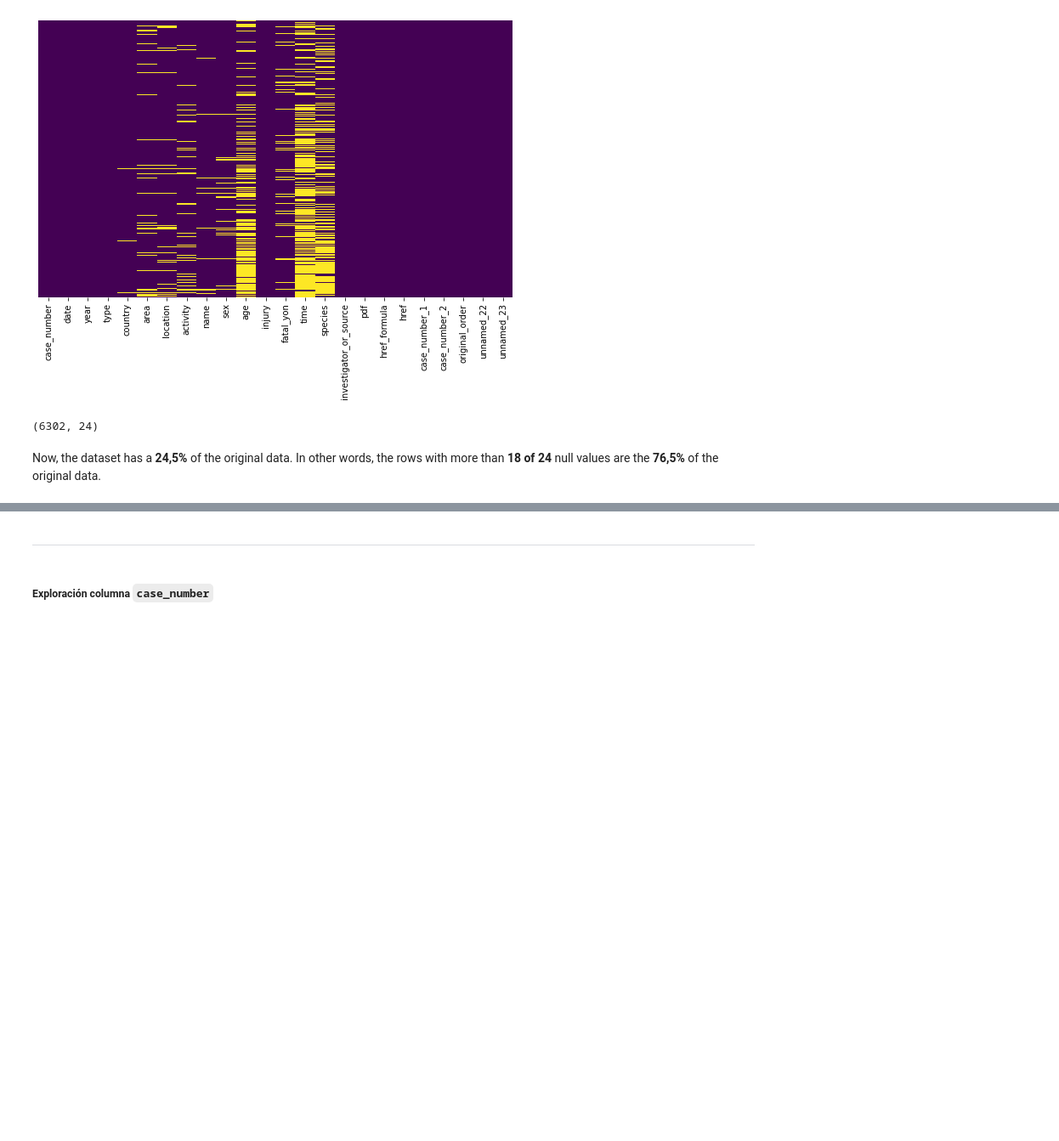
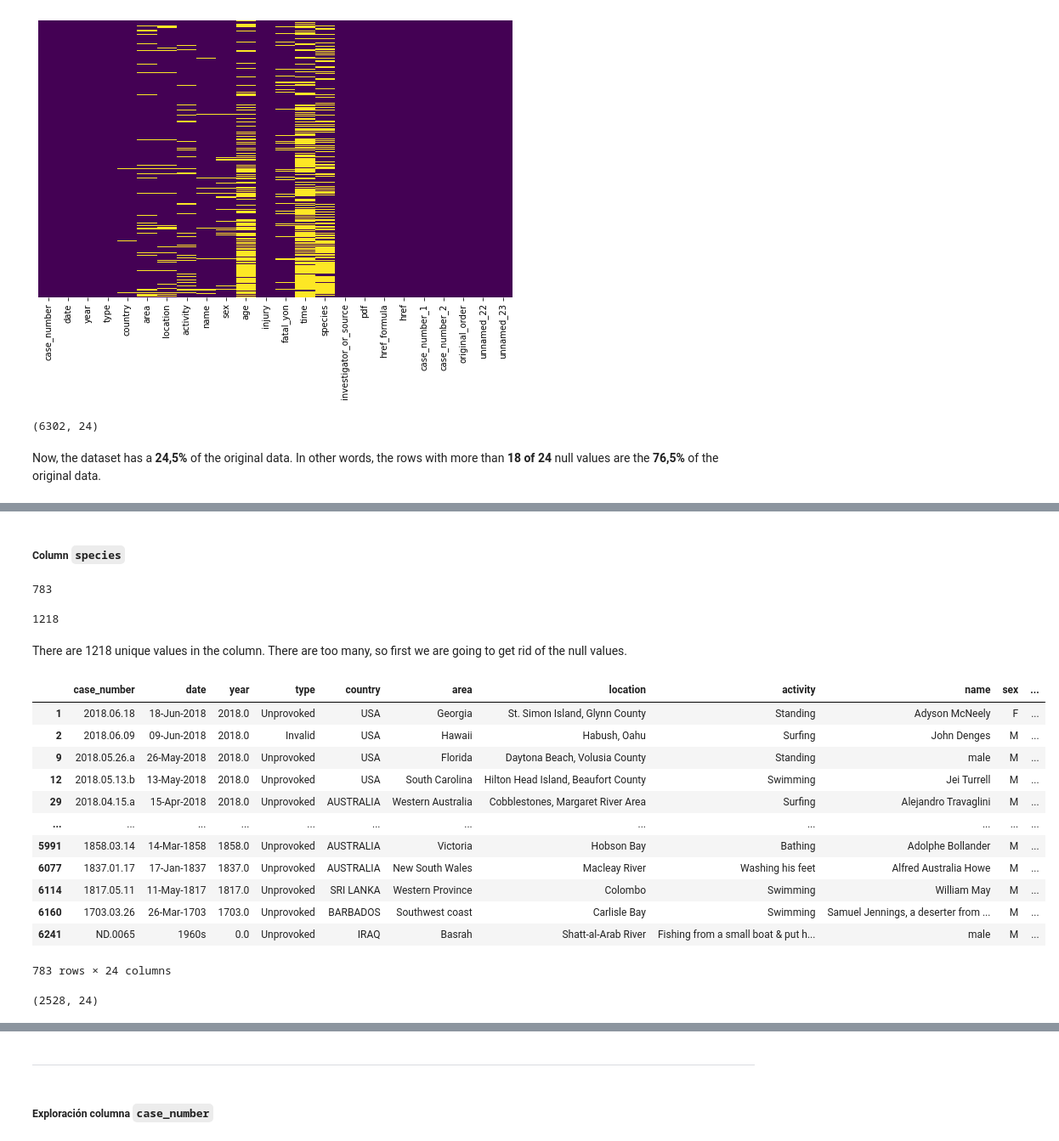
Before and after one commit to iaguerri/Global-Sharks, a Jupyter notebook: nb/DataCleaning-sharks.ipynb, the cells around one changed output, grey strips where cells are left out. Shown: that part at 85% size. Saved outputs shown, nothing was run; the diff lists cells and outputs as text; code cells hidden in the pictures; blank space fills up the shorter version.

```diff
--- a/nb/DataCleaning-sharks.ipynb
+++ b/nb/DataCleaning-sharks.ipynb
@@ -375,2 +187,0 @@ There are many values that:
-# %%
-df = df.drop(df[df.isnull().sum(axis=1) > 7.index)
@@ -394,0 +310,28 @@ df[df['age']=='18 months'].index.values
+# %% [markdown]
+##### Column `species`
+# %%
+df['species'].isnull().sum()
+# %% [output]
+783
+# %%
+df.species.nunique()
+# %% [output]
+1218
+# %% [markdown]
+There are 1218 unique values in the column. There are too many, so first we are going to get rid of the null values.
+# %%
+df[df['species'].isna()]
+# %% [output]
+|  | case_number | date | year | type | country | area | location | activity | name | sex | ... |
+| 1 | 2018.06.18 | 18-Jun-2018 | 2018.0 | Unprovoked | USA | Georgia | St. Simon Island, Glynn County | Standing | Adyson McNeely | F | ... |
+| 2 | 2018.06.09 | 09-Jun-2018 | 2018.0 | Invalid | USA | Hawaii | Habush, Oahu | Surfing | John Denges | M | ... |
+| 9 | 2018.05.26.a | 26-May-2018 | 2018.0 | Unprovoked | USA | Florida | Daytona Beach, Volusia County | Standing | male | M | ... |
+| 12 | 2018.05.13.b | 13-May-2018 | 2018.0 | Unprovoked | USA | South Carolina | Hilton Head Island, Beaufort County | Swimming | Jei Turrell | M | ... |
+| 29 | 2018.04.15.a | 15-Apr-2018 | 2018.0 | Unprovoked | AUSTRALIA | Western Australia | Cobblestones, Margaret River Area | Surfing | Alejandro Travaglini | M | ... |
+| ... | ... | ... | ... | ... | ... | ... | ... | ... | ... | ... | ... |
+| 5991 | 1858.03.14 | 14-Mar-1858 | 1858.0 | Unprovoked | AUSTRALIA | Victoria | Hobson Bay | Bathing | Adolphe Bollander | M | ... |
+| 6077 | 1837.01.17 | 17-Jan-1837 | 1837.0 | Unprovoked | AUSTRALIA | New South Wales | Macleay River | Washing his feet | Alfred Australia Howe | M | ... |
+| 6114 | 1817.05.11 | 11-May-1817 | 1817.0 | Unprovoked | SRI LANKA | Western Province | Colombo | Swimming | William May | M | ... |
+| 6160 | 1703.03.26 | 26-Mar-1703 | 1703.0 | Unprovoked | BARBADOS | Southwest coast | Carlisle Bay | Swimming | Samuel Jennings, a deserter from ... | M | ... |
+| 6241 | ND.0065 | 1960s | 0.0 | Unprovoked | IRAQ | Basrah | Shatt-al-Arab River | Fishing from a small boat & put h... | male | M | ... |
+783 rows × 24 columns
@@ -394,0 +341,4 @@ df[df['age']=='18 months'].index.values
+# %%
+df.shape
+# %% [output]
+(2528, 24)
```
Also changed, not shown: parts of 78 cells of this notebook.
